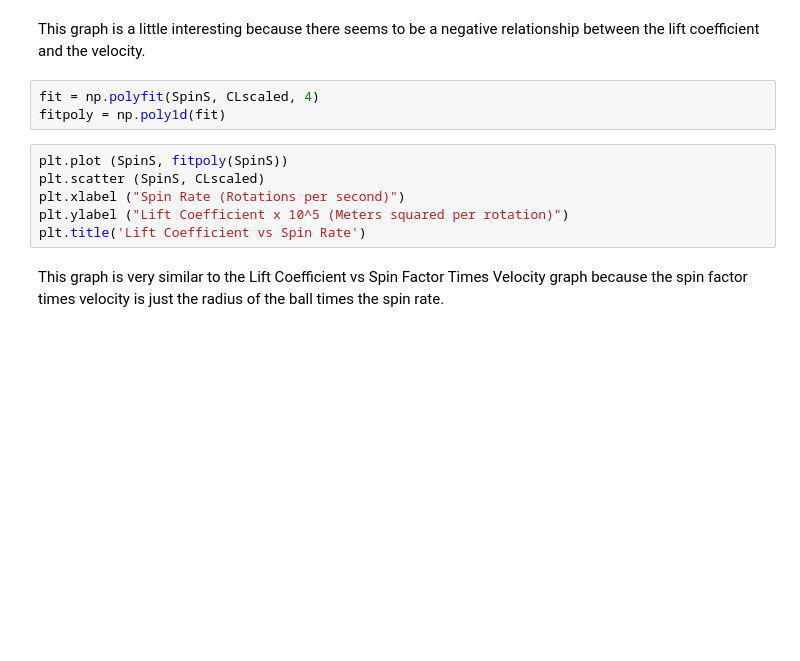
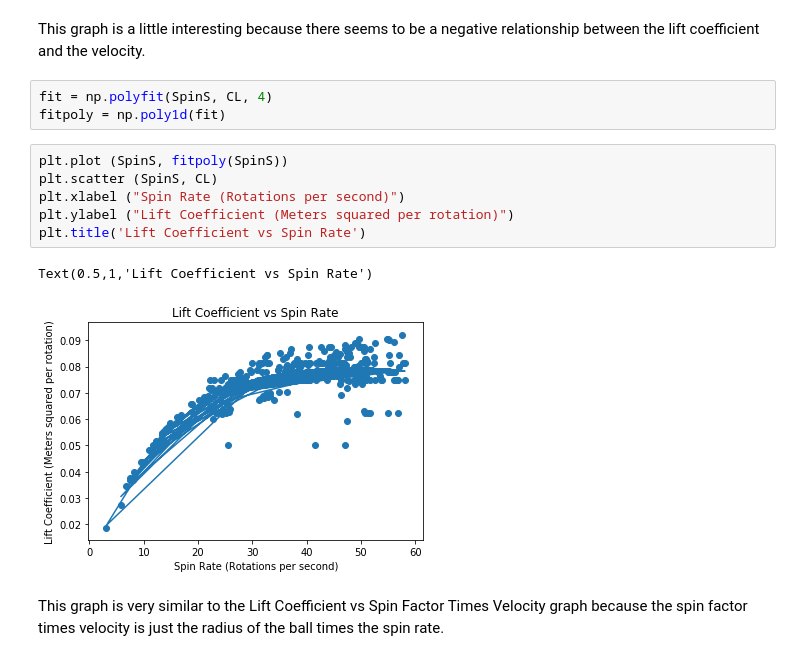
Before and after one commit to carl1326/Senior-Capstone, a Jupyter notebook: Carle Capstone Final-Shooter.ipynb, the cells around one changed output. Saved outputs shown, nothing was run; the diff lists cells and outputs as text; blank space fills up the shorter version.

```diff
--- a/Carle Capstone Final-Shooter.ipynb
+++ b/Carle Capstone Final-Shooter.ipynb
@@ -207,13 +192,16 @@ plt.title('Lift Coefficient vs Velocity')
 # %% [markdown]
 This graph is a little interesting because there seems to be a negative relationship between the lift coefficient and the velocity.
 # %%
-fit = np.polyfit(SpinS, CLscaled, 4)
+fit = np.polyfit(SpinS, CL, 4)
 fitpoly = np.poly1d(fit)
 # %%
 plt.plot (SpinS, fitpoly(SpinS))
-plt.scatter (SpinS, CLscaled)
+plt.scatter (SpinS, CL)
 plt.xlabel ("Spin Rate (Rotations per second)")
-plt.ylabel ("Lift Coefficient x 10^5 (Meters squared per rotation)")
+plt.ylabel ("Lift Coefficient (Meters squared per rotation)")
 plt.title('Lift Coefficient vs Spin Rate')
+# %% [output]
+Text(0.5,1,'Lift Coefficient vs Spin Rate')
+[figure, added]
 # %% [markdown]
 This graph is very similar to the Lift Coefficient vs Spin Factor Times Velocity graph because the spin factor times velocity is just the radius of the ball times the spin rate.
```
Also changed, not shown: parts of 15 cells of this notebook.
